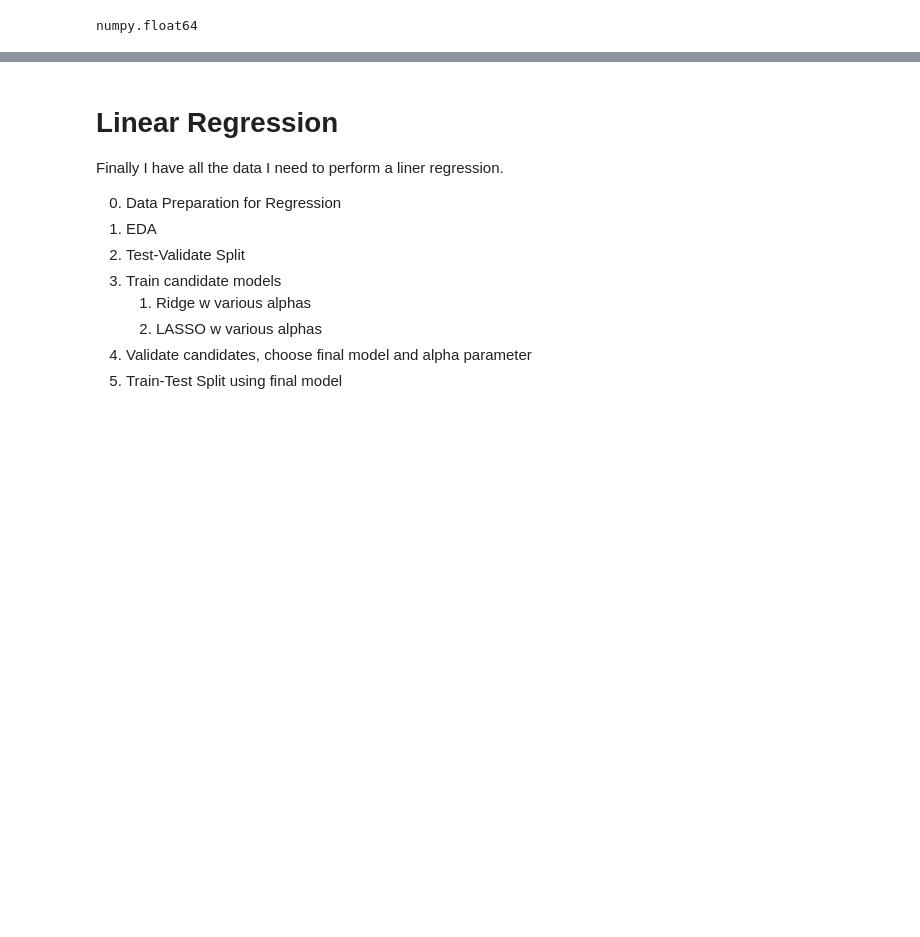
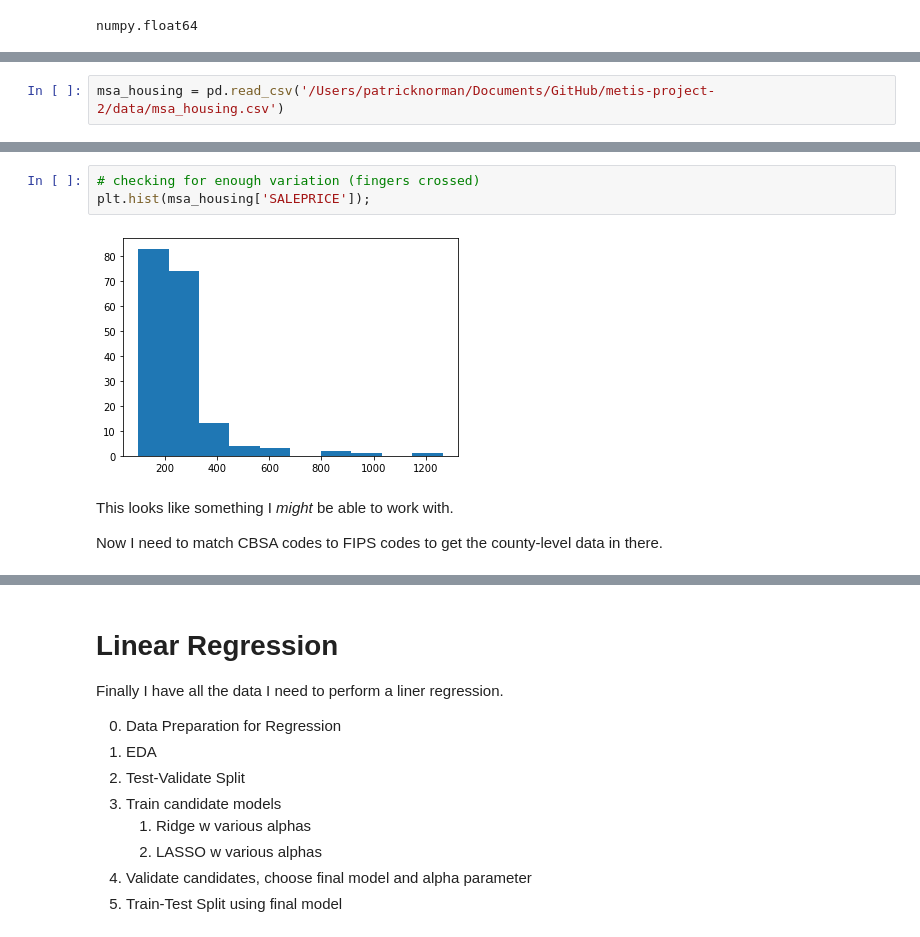
Before and after one commit to pjn51/beauty-and-value, a Jupyter notebook: metis_project_2.ipynb, the cells around one changed output, grey strips where cells are left out. Drawn from its saved outputs; the diff is of its cells as text; blank space fills up the shorter version.

```diff
--- a/metis_project_2.ipynb
+++ b/metis_project_2.ipynb
@@ -451,0 +463,2 @@ numpy.float64
+# %%
+msa_housing = pd.read_csv('/Users/patricknorman/Documents/GitHub/metis-project-2/data/msa_housing.csv')
@@ -451,0 +481,9 @@ numpy.float64
+# %%
+# checking for enough variation (fingers crossed)
+plt.hist(msa_housing['SALEPRICE']);
+# %% [output]
+[figure, added]
+# %% [markdown]
+This looks like something I *might* be able to work with.
+
+Now I need to match CBSA codes to FIPS codes to get the county-level data in there.
```
Also changed, not shown: parts of 15 cells of this notebook, 4 other files.
